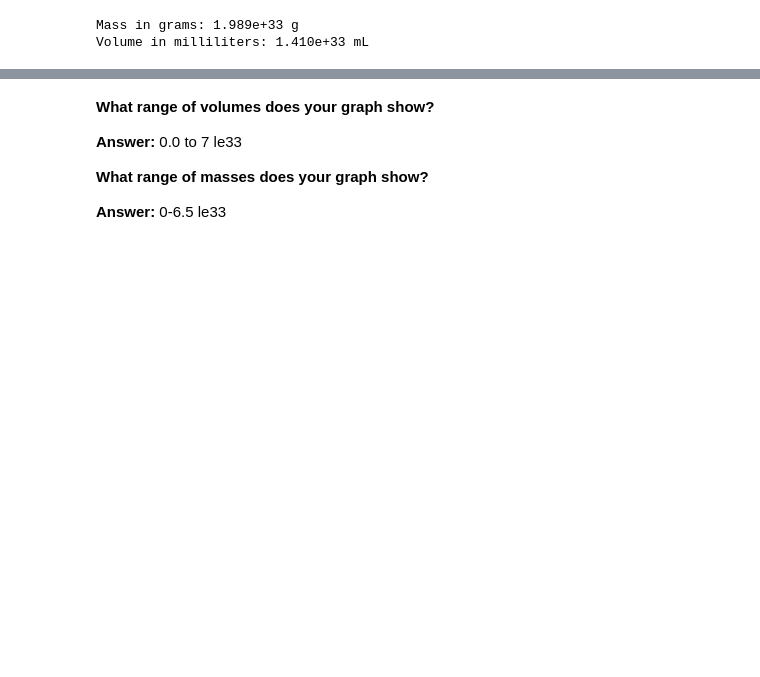
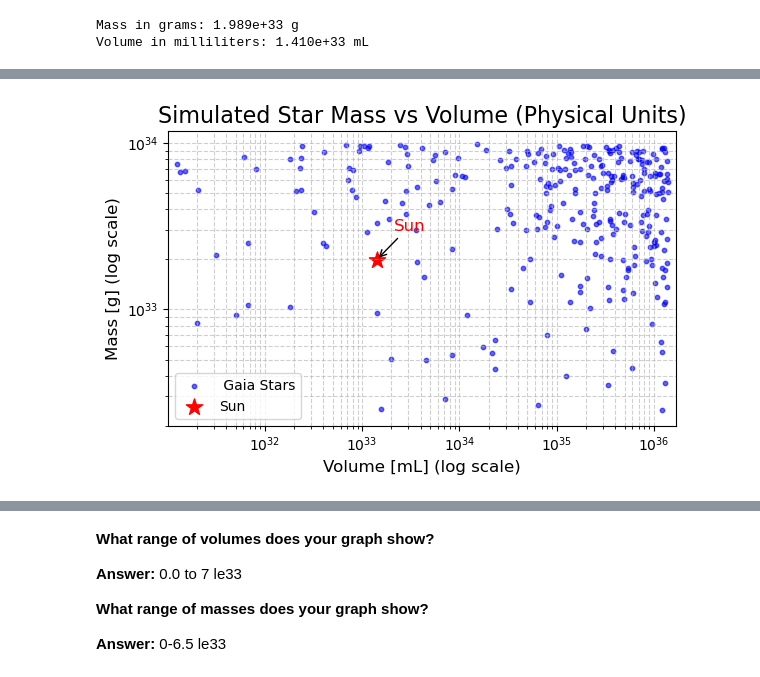
Before and after one commit to PrisonTeachingInitiative/CFR-2025, a Jupyter notebook: Astro/Blank/1 - Stars Pt2 .ipynb, the cells around one changed output, grey strips where cells are left out. Drawn from its saved outputs; the diff is of its cells as text; code cells hidden in the pictures; blank space fills up the shorter version.

```diff
--- a/Astro/Blank/1 - Stars Pt2 .ipynb
+++ b/Astro/Blank/1 - Stars Pt2 .ipynb
@@ -373,3 +306,68 @@ plt.show()
+# %%
+import numpy as np
+import matplotlib.pyplot as plt
+from matplotlib.ticker import LogLocator
+
+# === CONSTANTS ===
+solar_mass_kg = 1.989e30
+solar_radius_m = 6.957e8
+kg_to_grams = 1000
+m3_to_ml = 1e6
+
+# SIMULATE GAIA STARS
+np.random.seed(42)  # for reproducibility
+num_stars = 300
+
+# Generate mass and radius in solar units
+mass_solar = np.random.uniform(0.1, 5.0, num_stars)     # 0.1–5 solar masses
+radius_solar = np.random.uniform(0.1, 10.0, num_stars)  # 0.1–10 solar radii
+
+# Convert mass to grams
+mass_grams = mass_solar * solar_mass_kg * kg_to_grams
+
+# Convert radius to volume, then to milliliters
+volume_m3 = (4/3) * np.pi * (radius_solar * solar_radius_m) ** 3
+volume_ml = volume_m3 * m3_to_ml
+
+# === SUN ===
+sun_mass = solar_mass_kg * kg_to_grams
+sun_volume = (4/3) * np.pi * (solar_radius_m ** 3) * m3_to_ml
+
+# === PLOT ===
+plt.figure(figsize=(6, 4))
+plt.title("Simulated Star Mass vs Volume (Physical Units)", fontsize=16)
+plt.xlabel("Volume [mL] (log scale)", fontsize=12)
+plt.ylabel("Mass [g] (log scale)", fontsize=12)
+
+# Gaia stars
+plt.scatter(volume_ml, mass_grams, s=10, alpha=0.6, color='blue', label=' Gaia Stars')
+
+# The Sun
+plt.scatter(sun_volume, sun_mass, marker='*', color='red', s=150, label='Sun')
+plt.annotate("Sun", (sun_volume, sun_mass),
+             xytext=(sun_volume * 1.5, sun_mass * 1.5),
+             arrowprops=dict(facecolor='black', arrowstyle='->'),
+             fontsize=12, color='red')
+
+# Log-log scale
+plt.xscale('log')
+plt.yscale('log')
+plt.xlim(volume_ml.min() * 0.8, volume_ml.max() * 1.2)
+plt.ylim(mass_grams.min() * 0.8, mass_grams.max() * 1.2)
+#plt.xlim(1e37, 1e43)
+#plt.ylim(1e33, 1e39)
+
+# Log ticks
+plt.gca().xaxis.set_major_locator(LogLocator(base=10.0))
+plt.gca().yaxis.set_major_locator(LogLocator(base=10.0))
+
+# Final touches
+plt.grid(True, which='both', linestyle='--', alpha=0.6)
+plt.legend()
+plt.tight_layout()
+plt.show()
+# %% [output]
+[figure, added]
 # %%
 import numpy as np
 import matplotlib.pyplot as plt
```
Also changed, not shown: parts of 4 cells of this notebook.
